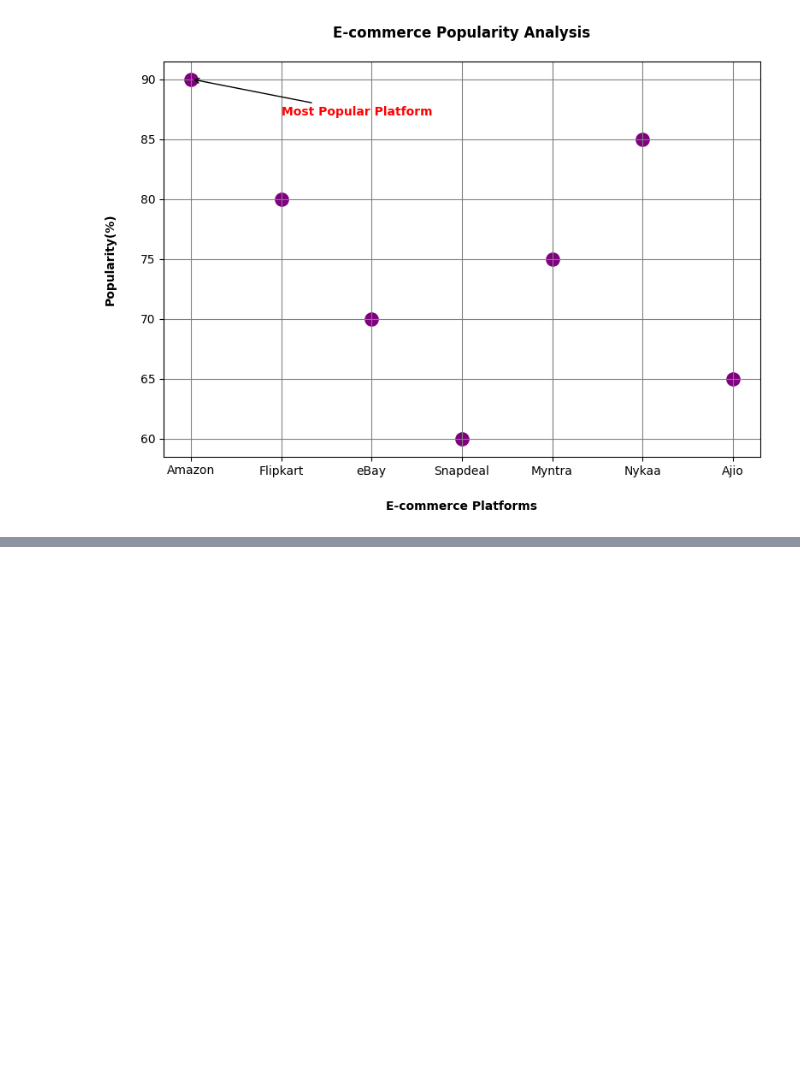
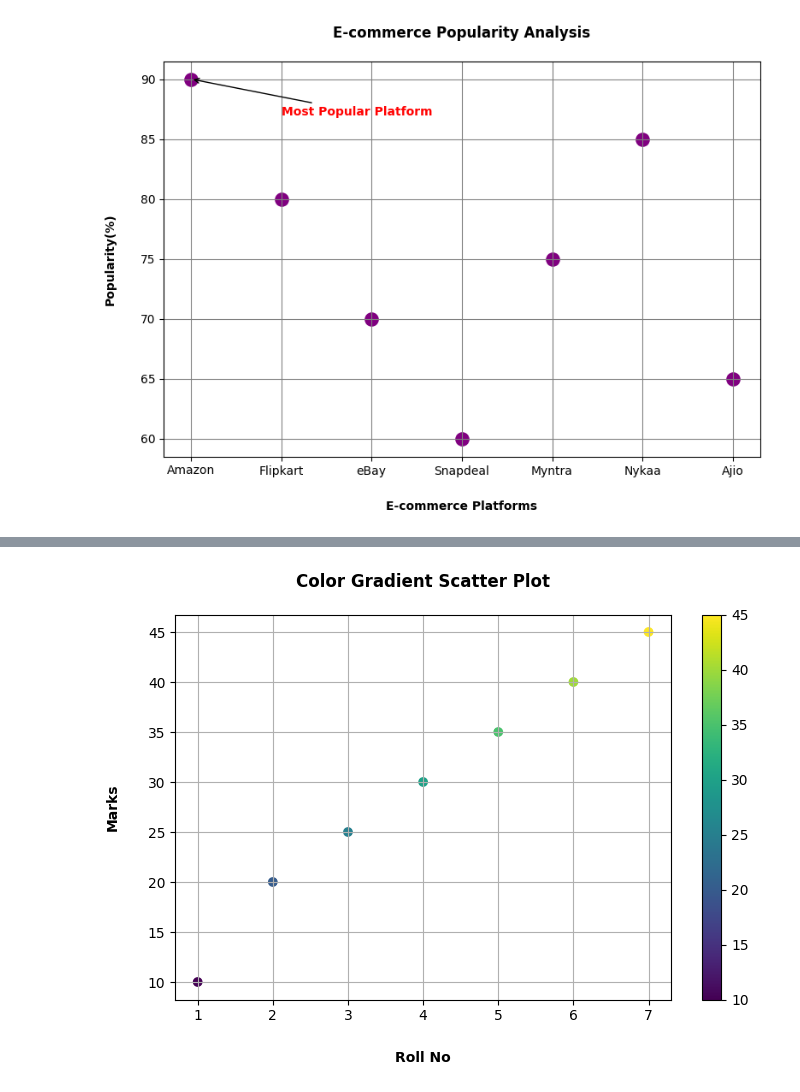
Before and after one commit to pratiksha-2410/Matplotlib-Charts, a Jupyter notebook: Line Plots.ipynb, the cells around one changed output, grey strips where cells are left out. Drawn from its saved outputs; the diff is of its cells as text; code cells hidden in the pictures; blank space fills up the shorter version.

```diff
--- a/Line Plots.ipynb
+++ b/Line Plots.ipynb
@@ -339,0 +361,20 @@ plt.show()
+# %%
+# Colorbar in Scatterplot
+
+Roll_No = [1,2,3,4,5,6,7]
+Marks = [10,20,25,30,35,40,45]
+
+plt.figure(figsize=(8,5))
+
+scatter = plt.scatter(Roll_No, Marks, c=Marks)
+
+plt.colorbar(scatter)
+
+plt.title("Color Gradient Scatter Plot",fontweight='bold',pad=20)
+plt.xlabel("Roll No",fontweight='bold',labelpad=20)
+plt.ylabel("Marks",fontweight='bold',labelpad=20)
+plt.grid()
+
+plt.show()
+# %% [output]
+[figure, added]
```
Also changed, not shown: parts of 3 cells of this notebook, 1 other file.
